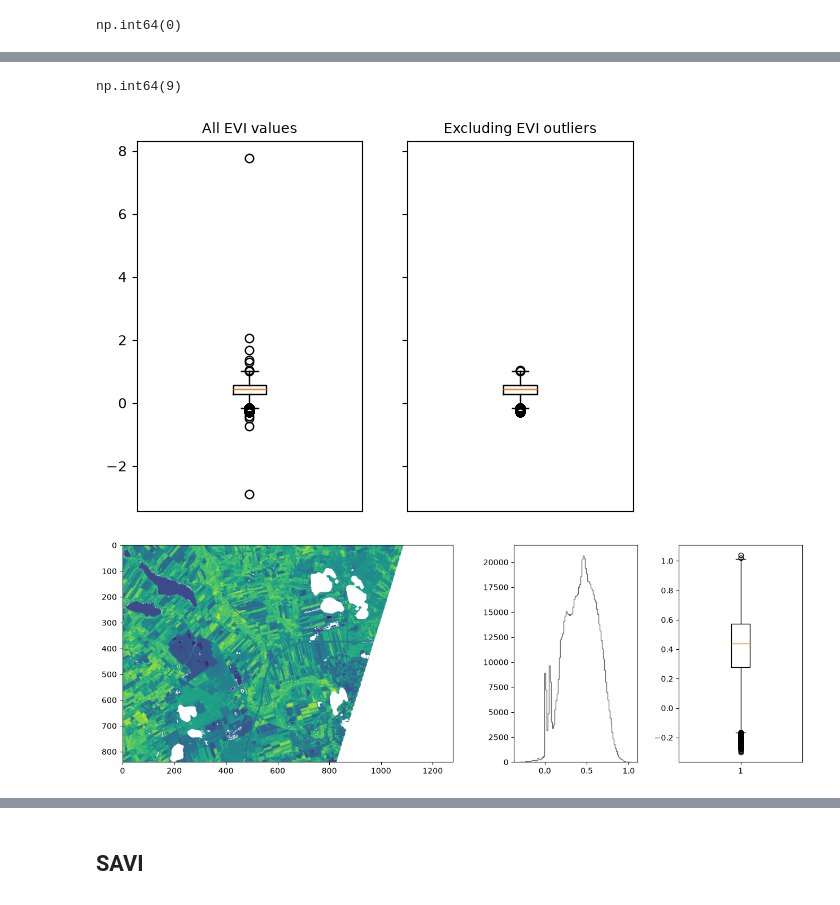
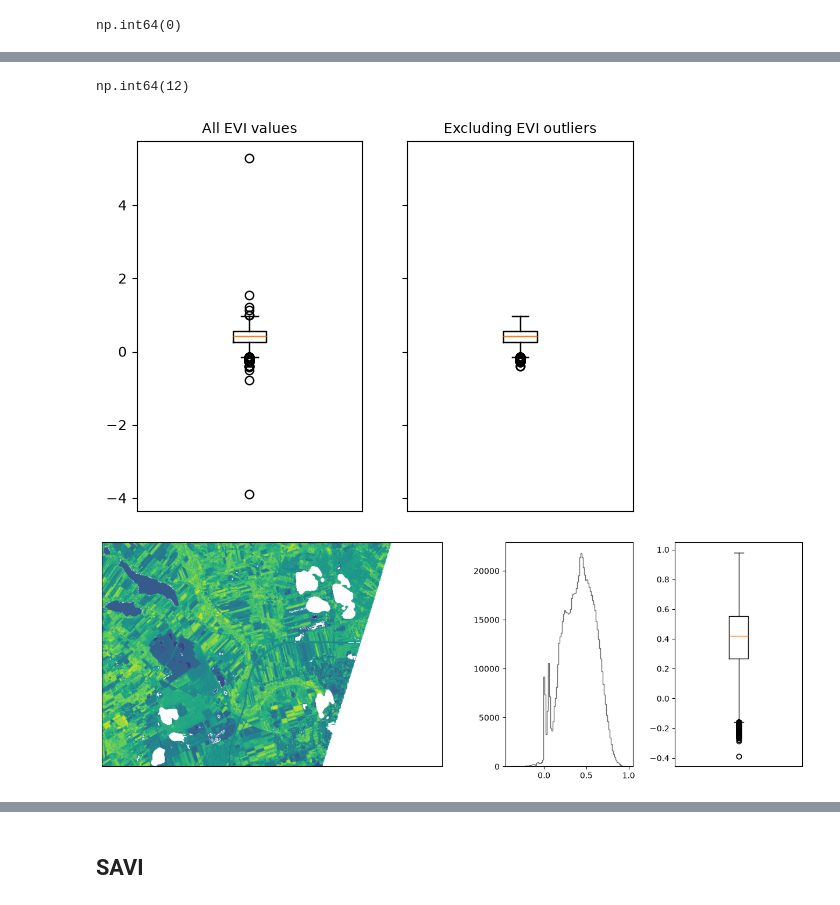
Before and after one commit to mikolaj-kowal/rs-vegetation-indices-analysis, a Jupyter notebook: notebooks/02-index-calculation.ipynb, the cells around one changed output, grey strips where cells are left out. Drawn from its saved outputs; the diff is of its cells as text; code cells hidden in the pictures.

```diff
--- a/notebooks/02-index-calculation.ipynb
+++ b/notebooks/02-index-calculation.ipynb
@@ -178,18 +169,18 @@ plt.tight_layout()
 # create mask for obvious outliers
 values = evi[np.isfinite(evi)]
 
-lowest_4 = np.sort(values)[:4]
-highest_5 = np.sort(values)[-5:]
+lowest_6 = np.sort(values)[:6]
+highest_6 = np.sort(values)[-6:]
 
-mask_lowest = np.isin(evi, lowest_4)
-mask_highest = np.isin(evi, highest_5)
+mask_lowest = np.isin(evi, lowest_6)
+mask_highest = np.isin(evi, highest_6)
 
 mask_outliers = mask_lowest | mask_highest
 # %%
 # count outliers
 mask_outliers.sum()
 # %% [output]
-np.int64(9)
+np.int64(12)
 # %%
 # apply mask to index array
 cleaned_evi = evi.copy()
@@ -209,14 +200,18 @@ ax[1].get_xaxis().set_visible(False)
 # plt.tight_layout()
 plt.savefig(docs_path / "excluding_outliers_boxplots.png")
 # %% [output]
-[figure, old version]
+[figure, new version]
 # %%
 fig, ax = plt.subplots(1, 3, figsize=(16, 5), width_ratios=[3, 1, 1])
 ax[0].imshow(cleaned_evi);
 ax[1].hist(cleaned_evi[~np.isnan(cleaned_evi)], bins=100, histtype="step", color="dimgray");
 ax[2].boxplot(cleaned_evi[~np.isnan(cleaned_evi)]);
+
+ax[0].get_xaxis().set_visible(False)
+ax[0].get_yaxis().set_visible(False)
+ax[2].get_xaxis().set_visible(False)
 # %% [output]
-[figure, old version]
+[figure, new version]
 # %%
 # calculate EVI statistics after clipping
 q1 = np.nanpercentile(cleaned_evi, 25)
```
Also changed, not shown: parts of 20 cells of this notebook, 5 other files.
